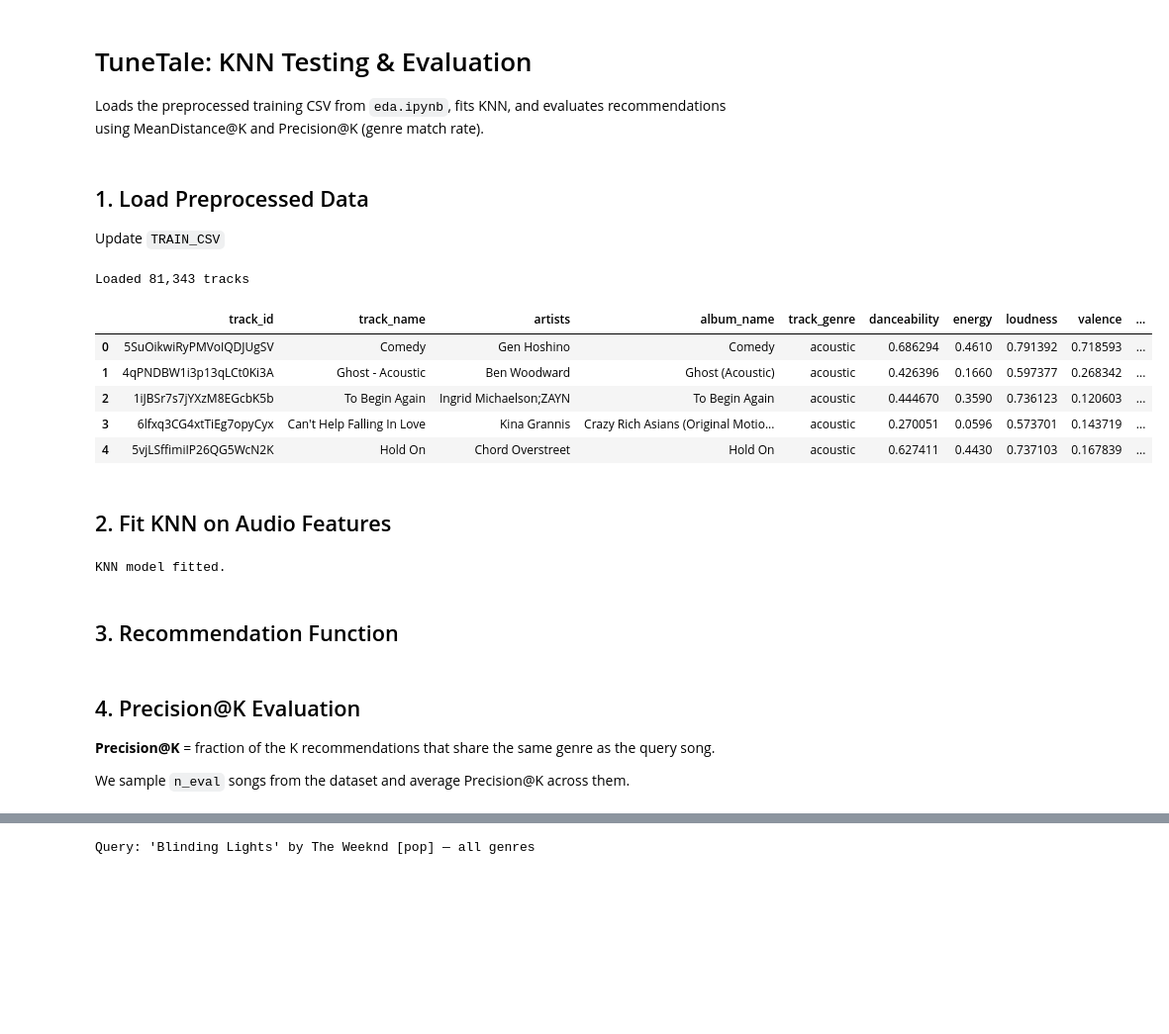
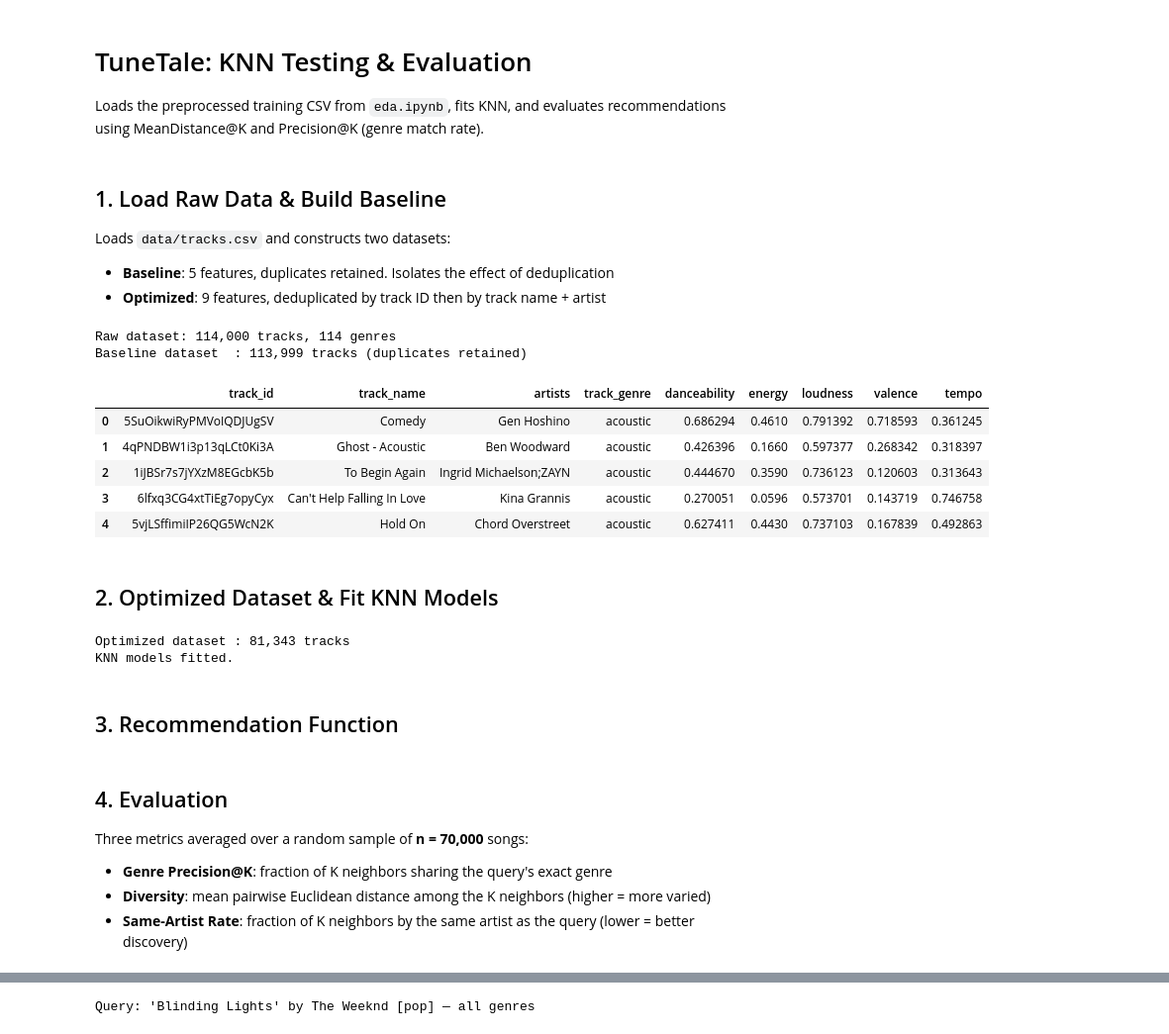
Before and after one commit to shxi3448/TuneTale, a Jupyter notebook: KNNalgo.ipynb, the cells around one changed output, grey strips where cells are left out. Shown at 99% size. Cells and saved outputs as stored; diff of their text form; code cells hidden in the pictures; blank space fills up the shorter version.

```diff
--- a/KNNalgo.ipynb
+++ b/KNNalgo.ipynb
@@ -9,37 +12,64 @@ from sklearn.neighbors import NearestNeighbors
 # %% [markdown]
-## 1. Load Preprocessed Data
-Update `TRAIN_CSV`
+## 1. Load Raw Data & Build Baseline
+
+Loads `data/tracks.csv` and constructs two datasets:
+- **Baseline**: 5 features, duplicates retained. Isolates the effect of deduplication
+- **Optimized**: 9 features, deduplicated by track ID then by track name + artist
 # %%
-TRAIN_CSV = "data/tracks_processed.csv"
+RAW_CSV = "data/tracks.csv"
 
-df = pd.read_csv(TRAIN_CSV)
+FEATURES_5 = ["danceability", "energy", "loudness", "valence", "tempo"]
+FEATURES_9 = ["danceability", "energy", "loudness", "valence", "tempo",
+               "acousticness", "speechiness", "instrumentalness", "liveness"]
+K = 10
 
-FEATURES = ["danceability", "energy", "loudness", "valence", "tempo",
-            "acousticness", "speechiness", "instrumentalness", "liveness"]
+raw = pd.read_csv(RAW_CSV)
+print(f"Raw dataset: {len(raw):,} tracks, {raw['track_genre'].nunique()} genres")
 
-print(f"Loaded {len(df):,} tracks")
-df.head()
+# ── Baseline: 5 features, duplicates retained ────────────────────────────────
+metadata = ["track_id", "track_name", "artists", "track_genre"]
+df_base = raw[metadata + FEATURES_5].dropna().reset_index(drop=True)
+scaler_base = MinMaxScaler()
+df_base[FEATURES_5] = scaler_base.fit_transform(df_base[FEATURES_5])
+X_base = df_base[FEATURES_5].values
+
+print(f"Baseline dataset  : {len(df_base):,} tracks (duplicates retained)")
+df_base.head()
 # %% [output]
-Loaded 81,343 tracks
+Raw dataset: 114,000 tracks, 114 genres
+Baseline dataset  : 113,999 tracks (duplicates retained)
-|  | track_id | track_name | artists | album_name | track_genre | danceability | energy | loudness | valence | ... |
-| 0 | 5SuOikwiRyPMVoIQDJUgSV | Comedy | Gen Hoshino | Comedy | acoustic | 0.686294 | 0.4610 | 0.791392 | 0.718593 | ... |
-| 1 | 4qPNDBW1i3p13qLCt0Ki3A | Ghost - Acoustic | Ben Woodward | Ghost (Acoustic) | acoustic | 0.426396 | 0.1660 | 0.597377 | 0.268342 | ... |
-| 2 | 1iJBSr7s7jYXzM8EGcbK5b | To Begin Again | Ingrid Michaelson;ZAYN | To Begin Again | acoustic | 0.444670 | 0.3590 | 0.736123 | 0.120603 | ... |
-| 3 | 6lfxq3CG4xtTiEg7opyCyx | Can't Help Falling In Love | Kina Grannis | Crazy Rich Asians (Original Motio... | acoustic | 0.270051 | 0.0596 | 0.573701 | 0.143719 | ... |
-| 4 | 5vjLSffimiIP26QG5WcN2K | Hold On | Chord Overstreet | Hold On | acoustic | 0.627411 | 0.4430 | 0.737103 | 0.167839 | ... |
+|  | track_id | track_name | artists | track_genre | danceability | energy | loudness | valence | tempo |
+| 0 | 5SuOikwiRyPMVoIQDJUgSV | Comedy | Gen Hoshino | acoustic | 0.686294 | 0.4610 | 0.791392 | 0.718593 | 0.361245 |
+| 1 | 4qPNDBW1i3p13qLCt0Ki3A | Ghost - Acoustic | Ben Woodward | acoustic | 0.426396 | 0.1660 | 0.597377 | 0.268342 | 0.318397 |
+| 2 | 1iJBSr7s7jYXzM8EGcbK5b | To Begin Again | Ingrid Michaelson;ZAYN | acoustic | 0.444670 | 0.3590 | 0.736123 | 0.120603 | 0.313643 |
+| 3 | 6lfxq3CG4xtTiEg7opyCyx | Can't Help Falling In Love | Kina Grannis | acoustic | 0.270051 | 0.0596 | 0.573701 | 0.143719 | 0.746758 |
+| 4 | 5vjLSffimiIP26QG5WcN2K | Hold On | Chord Overstreet | acoustic | 0.627411 | 0.4430 | 0.737103 | 0.167839 | 0.492863 |
 # %% [markdown]
-## 2. Fit KNN on Audio Features
+## 2. Optimized Dataset & Fit KNN Models
 # %%
-K = 10  # Returns the K nearest neighbors (excluding the track itself)
+df_opt = raw[["track_id", "track_name", "artists", "album_name", "track_genre"] + FEATURES_9].dropna()
+df_opt = df_opt.drop_duplicates(subset="track_id")
+df_opt = df_opt.drop_duplicates(subset=["track_name", "artists"]).reset_index(drop=True)
+scaler_opt = MinMaxScaler()
+df_opt[FEATURES_9] = scaler_opt.fit_transform(df_opt[FEATURES_9])
+X_opt = df_opt[FEATURES_9].values
 
-X = df[FEATURES].values
+print(f"Optimized dataset : {len(df_opt):,} tracks")
 
-knn = NearestNeighbors(n_neighbors=K + 1, metric="euclidean", algorithm="ball_tree")
-knn.fit(X)
+# Aliases used by the recommendation function
+df = df_opt
+X  = X_opt
 
-print("KNN model fitted.")
+# Fit all three KNN models
+knn_base = NearestNeighbors(n_neighbors=K+1,    metric="euclidean", algorithm="ball_tree").fit(X_base)
+knn_opt  = NearestNeighbors(n_neighbors=K+1,    metric="euclidean", algorithm="ball_tree").fit(X_opt)
+knn_gf   = NearestNeighbors(n_neighbors=K*20+1, metric="euclidean", algorithm="ball_tree").fit(X_opt)
+knn      = knn_opt  # default for recommend()
+
+print("KNN models fitted.")
 # %% [output]
-KNN model fitted.
+Optimized dataset : 81,343 tracks
+KNN models fitted.
 # %% [markdown]
 ## 3. Recommendation Function
 # %%
@@ -83,9 +109,11 @@ def recommend(song_name, artist_name=None, n=K, genre_filter=False):
     print(f"Query: '{df.at[idx, 'track_name']}' by {df.at[idx, 'artists']} [{query_genre}] — {label}\n")
     return results
 # %% [markdown]
-## 4. Precision@K Evaluation
+## 4. Evaluation
 
-**Precision@K** = fraction of the K recommendations that share the same genre as the query song.
+Three metrics averaged over a random sample of **n = 70,000** songs:
 
-We sample `n_eval` songs from the dataset and average Precision@K across them.
+- **Genre Precision@K**: fraction of K neighbors sharing the query's exact genre
+- **Diversity**: mean pairwise Euclidean distance among the K neighbors (higher = more varied)
+- **Same-Artist Rate**: fraction of K neighbors by the same artist as the query (lower = better discovery)
 # %%
```
Also changed, not shown: parts of 6 cells of this notebook.
